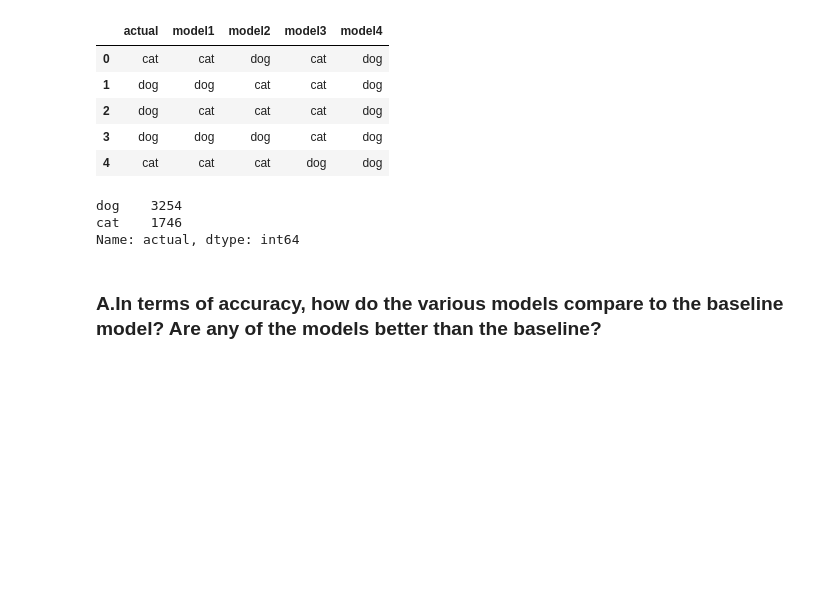
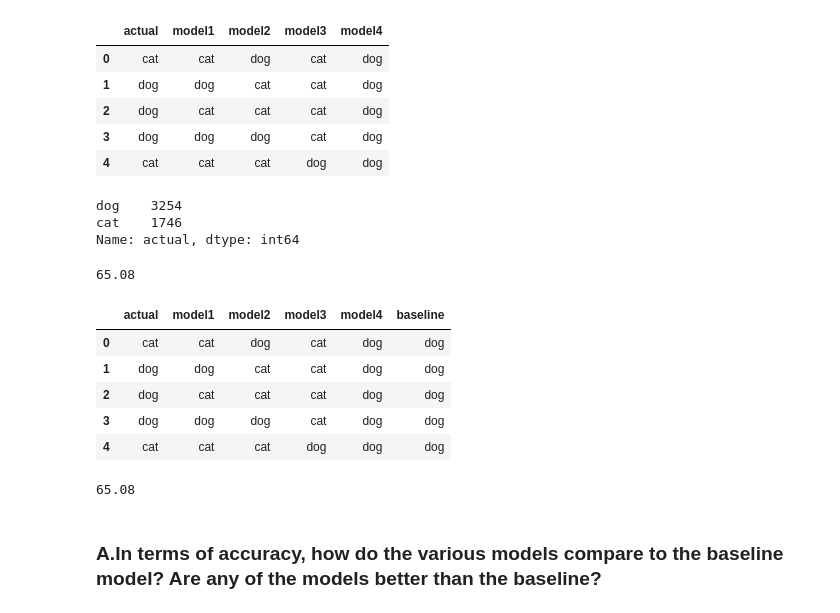
Before and after one commit to george887/classification_exercises, a Jupyter notebook: model_evaluation.ipynb, the cells around one changed output. Cells and saved outputs as stored; diff of their text form; code cells hidden in the pictures; blank space fills up the shorter version.

Commit message:
commit work done today on model evaluations and other class work

```diff
--- a/model_evaluation.ipynb
+++ b/model_evaluation.ipynb
@@ -216,8 +260,27 @@ paws.actual.value_counts()
 dog    3254
 cat    1746
 Name: actual, dtype: int64
+# %%
+baseline = 3254/(3254+1746) * 100
+baseline
+# %% [output]
+65.08
 # %%
 # Based on the value counts, predicting dog is the baseline
+paws['baseline'] = paws.actual.value_counts().index[0]
+paws.head()
+# %% [output]
+|  | actual | model1 | model2 | model3 | model4 | baseline |
+| 0 | cat | cat | dog | cat | dog | dog |
+| 1 | dog | dog | cat | cat | dog | dog |
+| 2 | dog | cat | cat | cat | dog | dog |
+| 3 | dog | dog | dog | cat | dog | dog |
+| 4 | cat | cat | cat | dog | dog | dog |
+# %%
+baseline_accuracy = (paws.baseline == paws.actual).mean() *100
+baseline_accuracy
+# %% [output]
+65.08
 # %% [markdown]
 ### A.In terms of accuracy, how do the various models compare to the baseline model? Are any of the models better than the baseline?
 # %%
```
Also changed, not shown: parts of 39 cells of this notebook, 4 other files.
